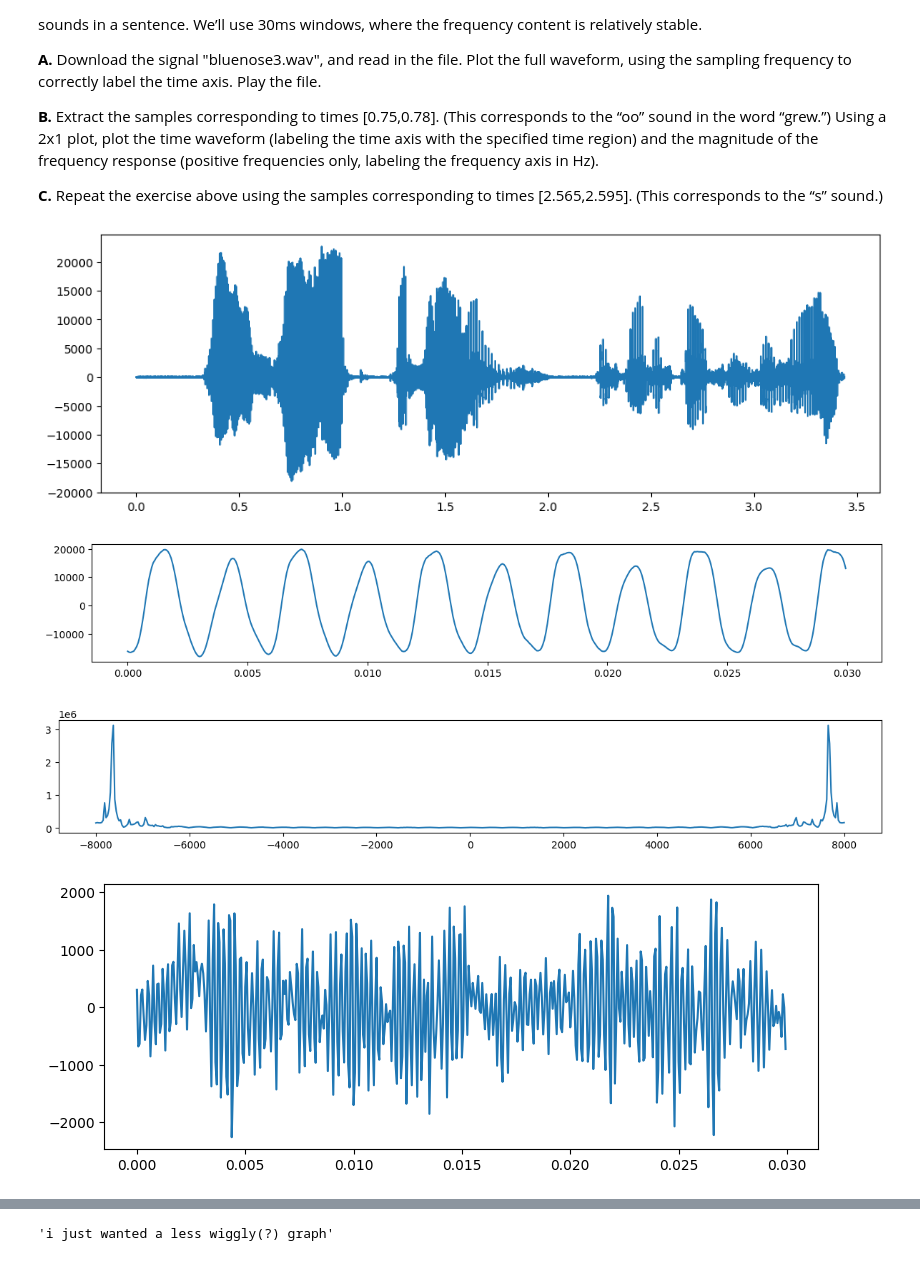
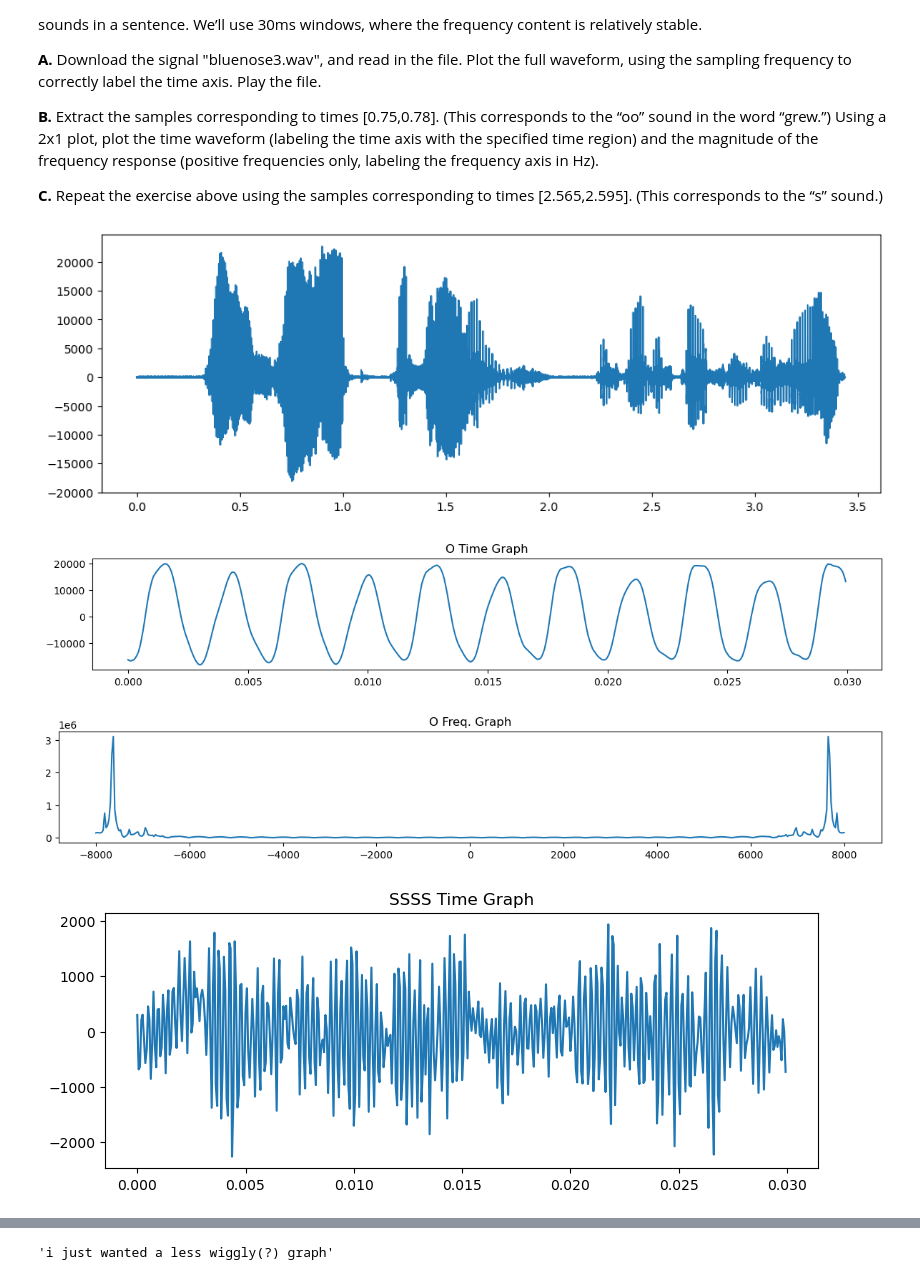
Before and after one commit to h-badams/ee-242, a Jupyter notebook: EE 242 Lab 3/EE242_Lab3b.ipynb, the cells around one changed output, grey strips where cells are left out. Drawn from its saved outputs; the diff is of its cells as text; code cells hidden in the pictures.

```diff
--- a/EE 242 Lab 3/EE242_Lab3b.ipynb
+++ b/EE 242 Lab 3/EE242_Lab3b.ipynb
@@ -96,7 +115,7 @@ extracted_data=data[int(0.75*fs):int(0.78*fs)]
 extracted_time=np.arange(len(extracted_data))/fs
 plt.figure(figsize=(12,4))
 plt.subplot(2,1,1)
-
+plt.title('O Time Graph')
 plt.plot(extracted_time,extracted_data)
 
 
@@ -106,36 +125,37 @@ nfft=516
 x_f=np.fft.fft(extracted_data, nfft)
 freq=np.linspace(-fs/2,fs/2,num=nfft)
 plt.figure(figsize=(12,4))
 plt.subplot(2,1,2)
-
+plt.title('O Freq. Graph')
 plt.plot(freq,np.abs(x_f))
 plt.tight_layout()
 plt.show()
 # Part C - Extracting sss part of the signal
 # Extract the sss part of the signal from 2.565 seconds to 2.595 seconds
 # Plot the signal in time and frequency domain
 extracted_data2=data[int(2.565*fs):int(2.595*fs)]
 extracted_time2=np.arange(len(extracted_data2))/fs
 plt.figure(figsize=(8,6))
 plt.subplot(2,1,1)
 
 plt.plot(extracted_time2,extracted_data2)
+plt.title('SSSS Time Graph')
 plt.tight_layout()
 plt.show()
 
 nfft=516
 x_f=np.fft.fft(extracted_data2, nfft)
 freq=np.linspace(-fs/2,fs/2,num=nfft)
 plt.figure(figsize=(8,6))
 plt.subplot(2,1,2)
-
+plt.title('SSSS Freq. Graph ')
 plt.plot(freq,np.abs(x_f))
 plt.tight_layout()
 plt.show()
 # Part D - Justify the difference and choice of nfft used.
 '''i just wanted a less wiggly(?) graph'''
 # %% [output]
-[figure, old version]
+[figure, new version]
-[figure, old version]
+[figure, new version]
-[figure, old version]
+[figure, new version]
-[figure, old version]
+[figure, new version]
```
Also changed, not shown: parts of 6 cells of this notebook, 6 other files.
